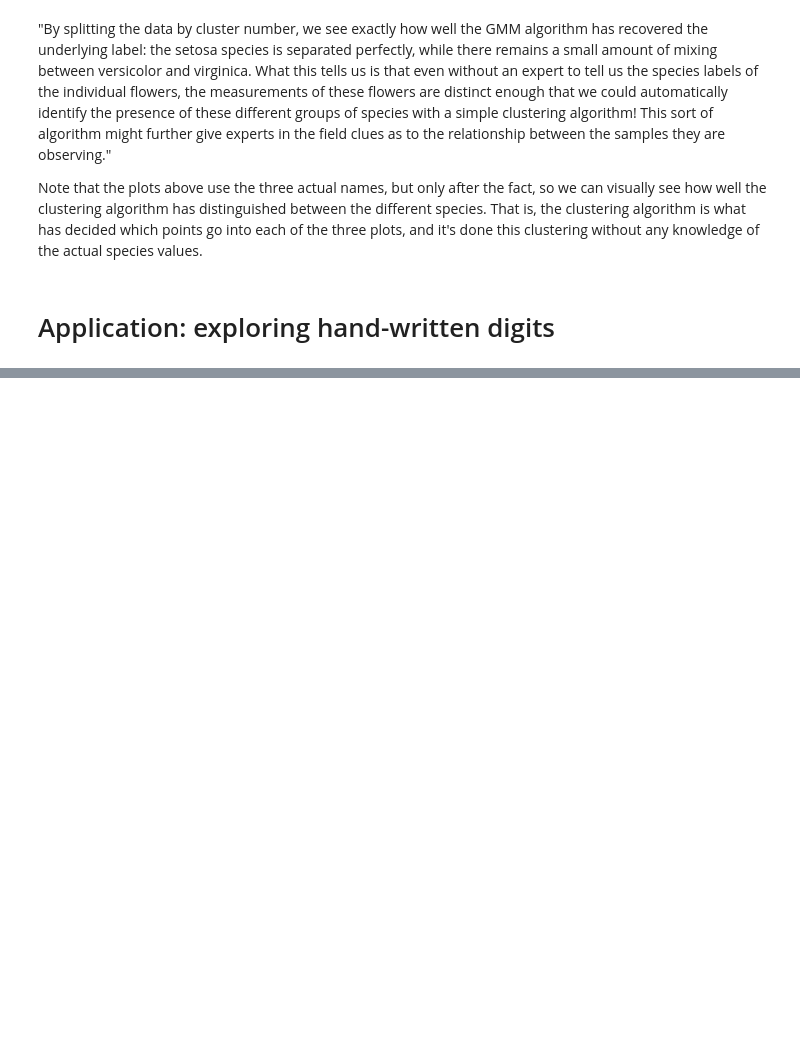
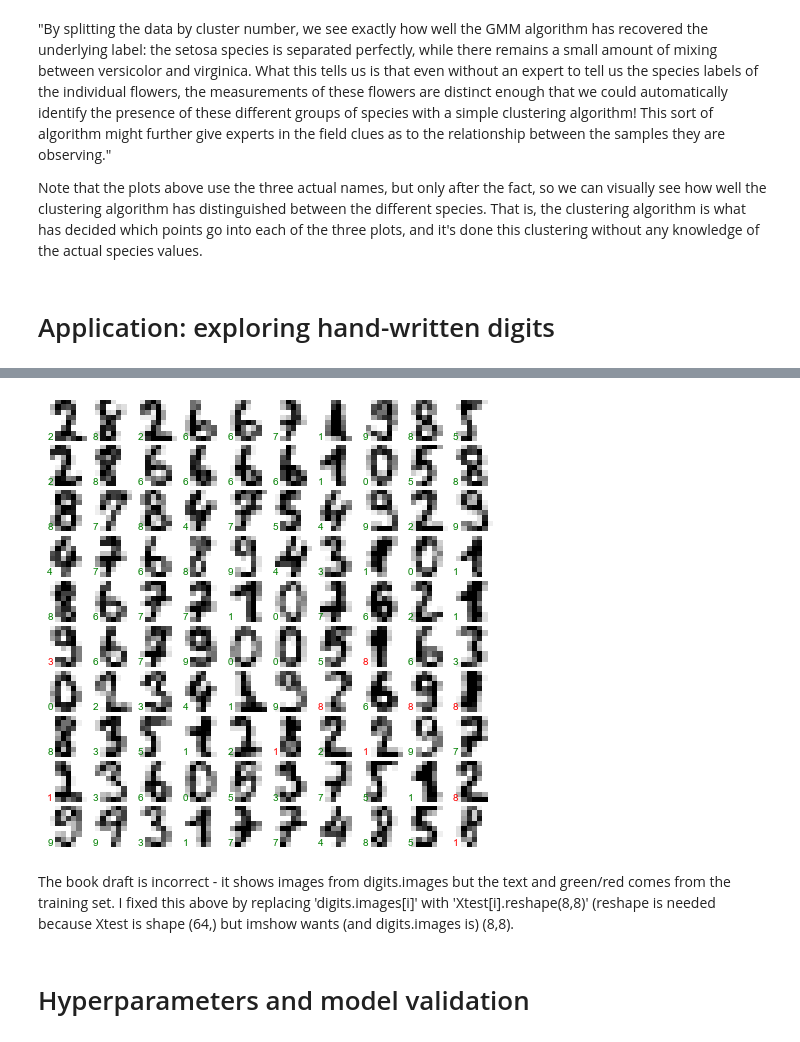
Before and after one commit to aenfield/random, a Jupyter notebook: PDSH-MLExamples.ipynb, the cells around one changed output, grey strips where cells are left out. Saved outputs shown, nothing was run; the diff lists cells and outputs as text; code cells hidden in the pictures; blank space fills up the shorter version.

```diff
--- a/PDSH-MLExamples.ipynb
+++ b/PDSH-MLExamples.ipynb
@@ -464,0 +585,16 @@ TBD
+# %%
+fig, axes = plt.subplots(10, 10, figsize=(8, 8),
+                         subplot_kw={'xticks':[], 'yticks':[]},
+                         gridspec_kw=dict(hspace=0.1, wspace=0.1))
+
+for i, ax in enumerate(axes.flat):
+    ax.imshow(Xtest[i].reshape(8,8), cmap='binary', interpolation='nearest')
+    ax.text(0.05, 0.05, str(y_model[i]),
+            transform=ax.transAxes,
+            color='green' if (ytest[i] == y_model[i]) else 'red')
+# %% [output]
+[figure, added]
+# %% [markdown]
+The book draft is incorrect - it shows images from digits.images but the text and green/red comes from the training set. I fixed this above by replacing 'digits.images[i]' with 'Xtest[i].reshape(8,8)' (reshape is needed because Xtest is shape (64,) but imshow wants (and digits.images is) (8,8).
+# %% [markdown]
+# Hyperparameters and model validation
```
Also changed, not shown: parts of 30 cells of this notebook.
